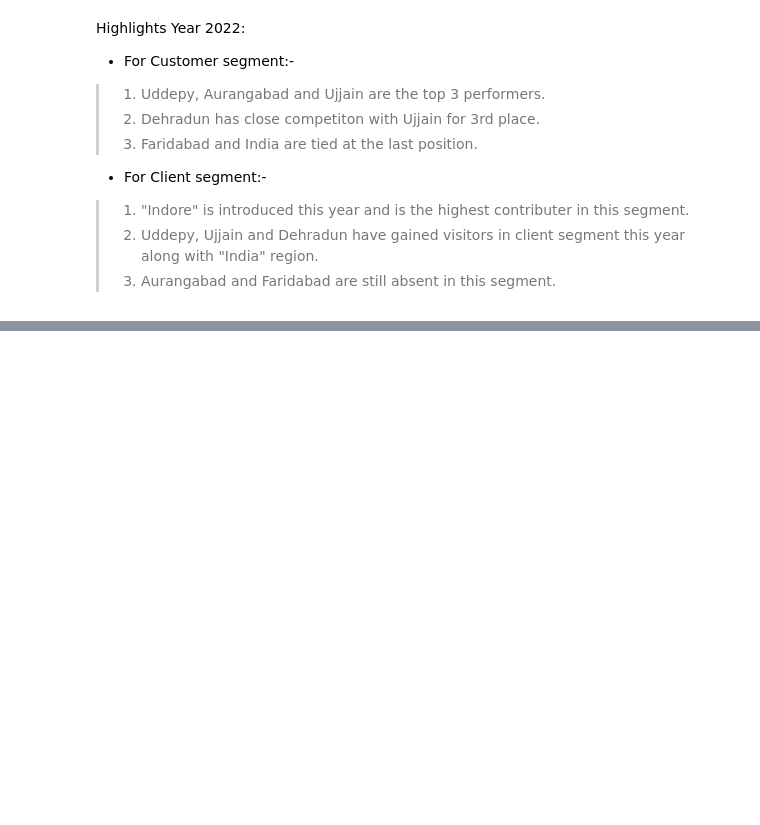
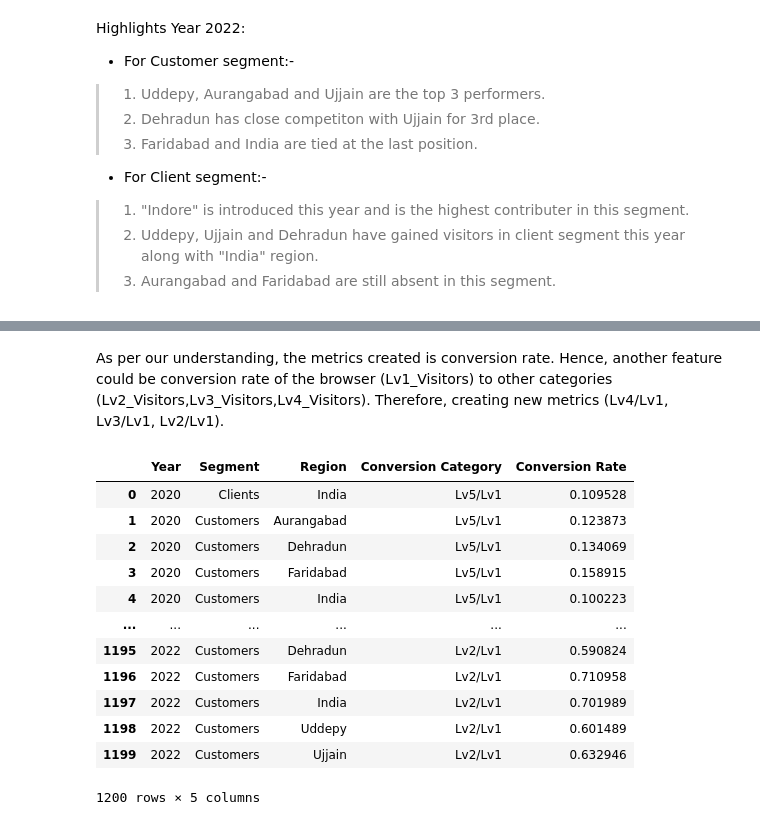
Before and after one commit to pratiksrm99/DataAnalysis, a Jupyter notebook: Website_Visitors_Data_Analysis.ipynb, the cells around one changed output, grey strips where cells are left out. Saved outputs shown, nothing was run; the diff lists cells and outputs as text; code cells hidden in the pictures; blank space fills up the shorter version.

```diff
--- a/Website_Visitors_Data_Analysis.ipynb
+++ b/Website_Visitors_Data_Analysis.ipynb
@@ -806,0 +802,35 @@ Highlights Year 2022:
+# %% [markdown]
+As per our understanding, the metrics created is conversion rate. Hence, another feature could be conversion rate of the browser (Lv1_Visitors) to other categories (Lv2_Visitors,Lv3_Visitors,Lv4_Visitors). Therefore, creating new metrics (Lv4/Lv1, Lv3/Lv1, Lv2/Lv1).
+# %%
+# Selecting data for analysis
+df_new_feature_compare = transformed_df.copy()
+
+# Creating new features
+df_new_feature_compare["Lv5/Lv1"] = df_new_feature_compare["Lv5_Visitors"]/df_new_feature_compare["Lv1_Visitors"]
+df_new_feature_compare["Lv4/Lv1"] = df_new_feature_compare["Lv4_Visitors"]/df_new_feature_compare["Lv1_Visitors"]
+df_new_feature_compare["Lv3/Lv1"] = df_new_feature_compare["Lv3_Visitors"]/df_new_feature_compare["Lv1_Visitors"]
+df_new_feature_compare["Lv2/Lv1"] = df_new_feature_compare["Lv2_Visitors"]/df_new_feature_compare["Lv1_Visitors"]
+
+# Selecting relevant columns
+df_new_feature_compare = df_new_feature_compare[["Year","Segment","Region","Lv5/Lv1","Lv4/Lv1","Lv3/Lv1","Lv2/Lv1"]]
+
+# Merging columns to rows for plotting data
+df_new_feature_compare = df_new_feature_compare.melt(id_vars=["Year","Segment","Region"], value_vars=["Lv5/Lv1","Lv4/Lv1","Lv3/Lv1","Lv2/Lv1"],
+                                                     var_name="Conversion Category", value_name="Conversion Rate")
+
+# Displaying the data
+df_new_feature_compare
+# %% [output]
+|  | Year | Segment | Region | Conversion Category | Conversion Rate |
+| 0 | 2020 | Clients | India | Lv5/Lv1 | 0.109528 |
+| 1 | 2020 | Customers | Aurangabad | Lv5/Lv1 | 0.123873 |
+| 2 | 2020 | Customers | Dehradun | Lv5/Lv1 | 0.134069 |
+| 3 | 2020 | Customers | Faridabad | Lv5/Lv1 | 0.158915 |
+| 4 | 2020 | Customers | India | Lv5/Lv1 | 0.100223 |
+| ... | ... | ... | ... | ... | ... |
+| 1195 | 2022 | Customers | Dehradun | Lv2/Lv1 | 0.590824 |
+| 1196 | 2022 | Customers | Faridabad | Lv2/Lv1 | 0.710958 |
+| 1197 | 2022 | Customers | India | Lv2/Lv1 | 0.701989 |
+| 1198 | 2022 | Customers | Uddepy | Lv2/Lv1 | 0.601489 |
+| 1199 | 2022 | Customers | Ujjain | Lv2/Lv1 | 0.632946 |
+1200 rows × 5 columns
```
Also changed, not shown: parts of 6 cells of this notebook.
